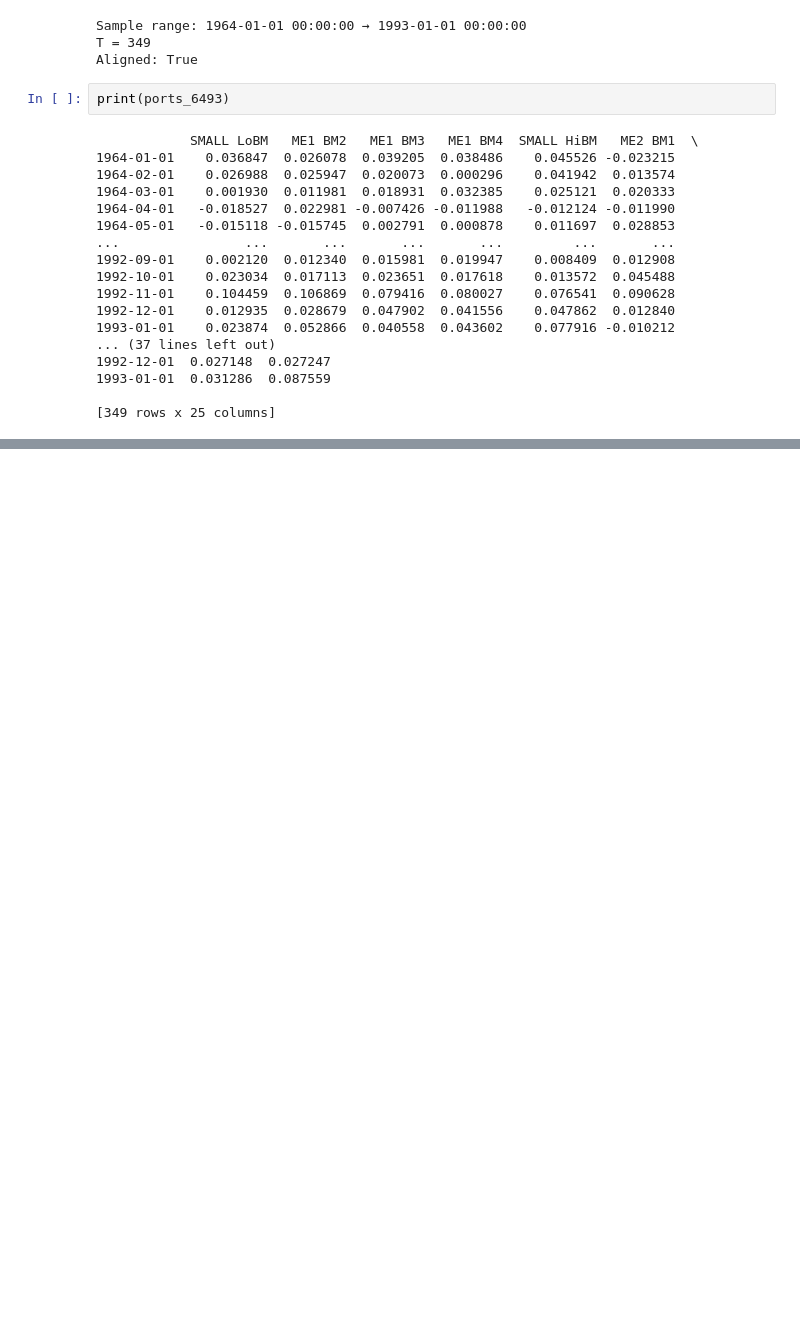
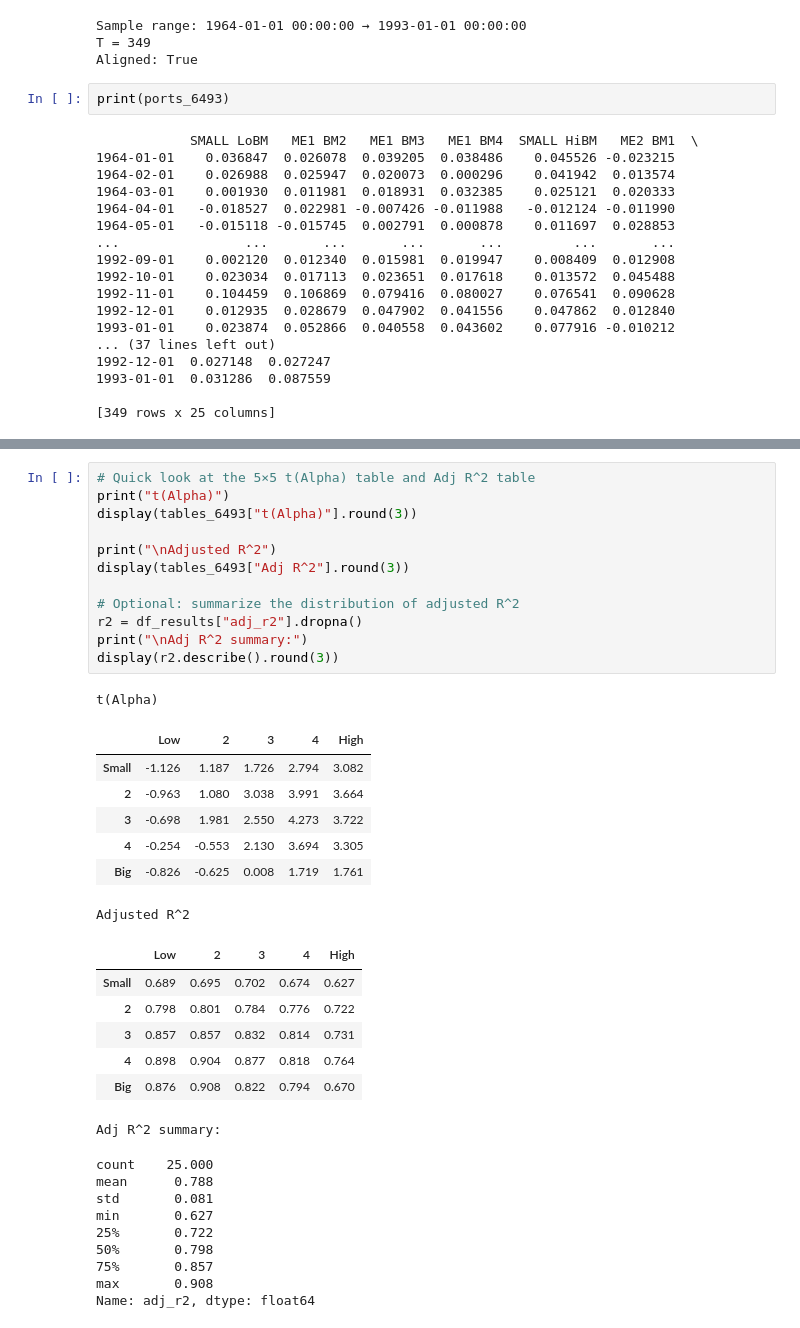
Before and after one commit to gabbitto257/asset-allocation-and-investment-strategies, a Jupyter notebook: Assignment 2/Assignment 2.ipynb, the cells around one changed output, grey strips where cells are left out. Saved outputs shown, nothing was run; the diff lists cells and outputs as text; blank space fills up the shorter version.

```diff
--- a/Assignment 2/Assignment 2.ipynb
+++ b/Assignment 2/Assignment 2.ipynb
@@ -296,0 +458,37 @@ tables_6493["Beta (rmrf)"]
+# %%
+# Quick look at the 5×5 t(Alpha) table and Adj R^2 table
+print("t(Alpha)")
+display(tables_6493["t(Alpha)"].round(3))
+
+print("\nAdjusted R^2")
+display(tables_6493["Adj R^2"].round(3))
+
+# Optional: summarize the distribution of adjusted R^2
+r2 = df_results["adj_r2"].dropna()
+print("\nAdj R^2 summary:")
+display(r2.describe().round(3))
+# %% [output]
+t(Alpha)
+|  | Low | 2 | 3 | 4 | High |
+| Small | -1.126 | 1.187 | 1.726 | 2.794 | 3.082 |
+| 2 | -0.963 | 1.080 | 3.038 | 3.991 | 3.664 |
+| 3 | -0.698 | 1.981 | 2.550 | 4.273 | 3.722 |
+| 4 | -0.254 | -0.553 | 2.130 | 3.694 | 3.305 |
+| Big | -0.826 | -0.625 | 0.008 | 1.719 | 1.761 |
+Adjusted R^2
+|  | Low | 2 | 3 | 4 | High |
+| Small | 0.689 | 0.695 | 0.702 | 0.674 | 0.627 |
+| 2 | 0.798 | 0.801 | 0.784 | 0.776 | 0.722 |
+| 3 | 0.857 | 0.857 | 0.832 | 0.814 | 0.731 |
+| 4 | 0.898 | 0.904 | 0.877 | 0.818 | 0.764 |
+| Big | 0.876 | 0.908 | 0.822 | 0.794 | 0.670 |
+Adj R^2 summary:
+count    25.000
+mean      0.788
+std       0.081
+min       0.627
+25%       0.722
+50%       0.798
+75%       0.857
+max       0.908
+Name: adj_r2, dtype: float64
```
Also changed, not shown: parts of 15 cells of this notebook.
